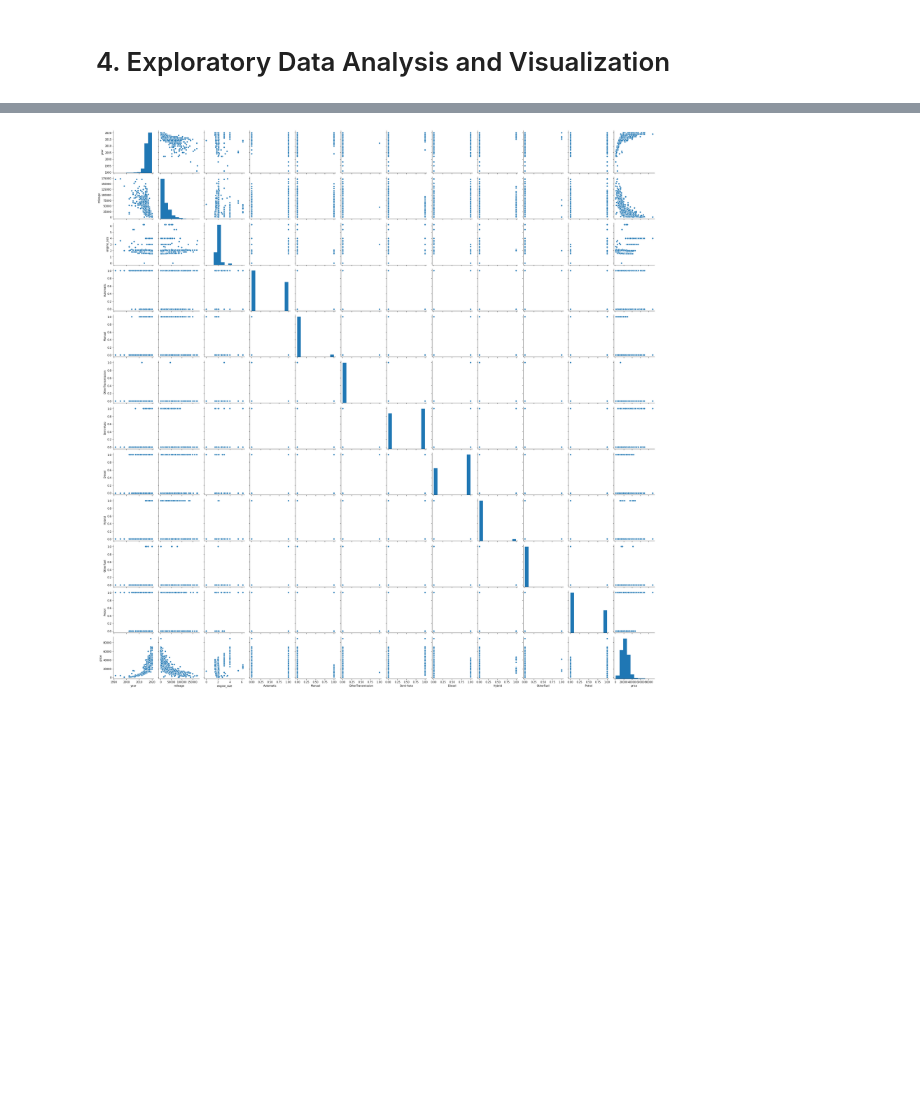
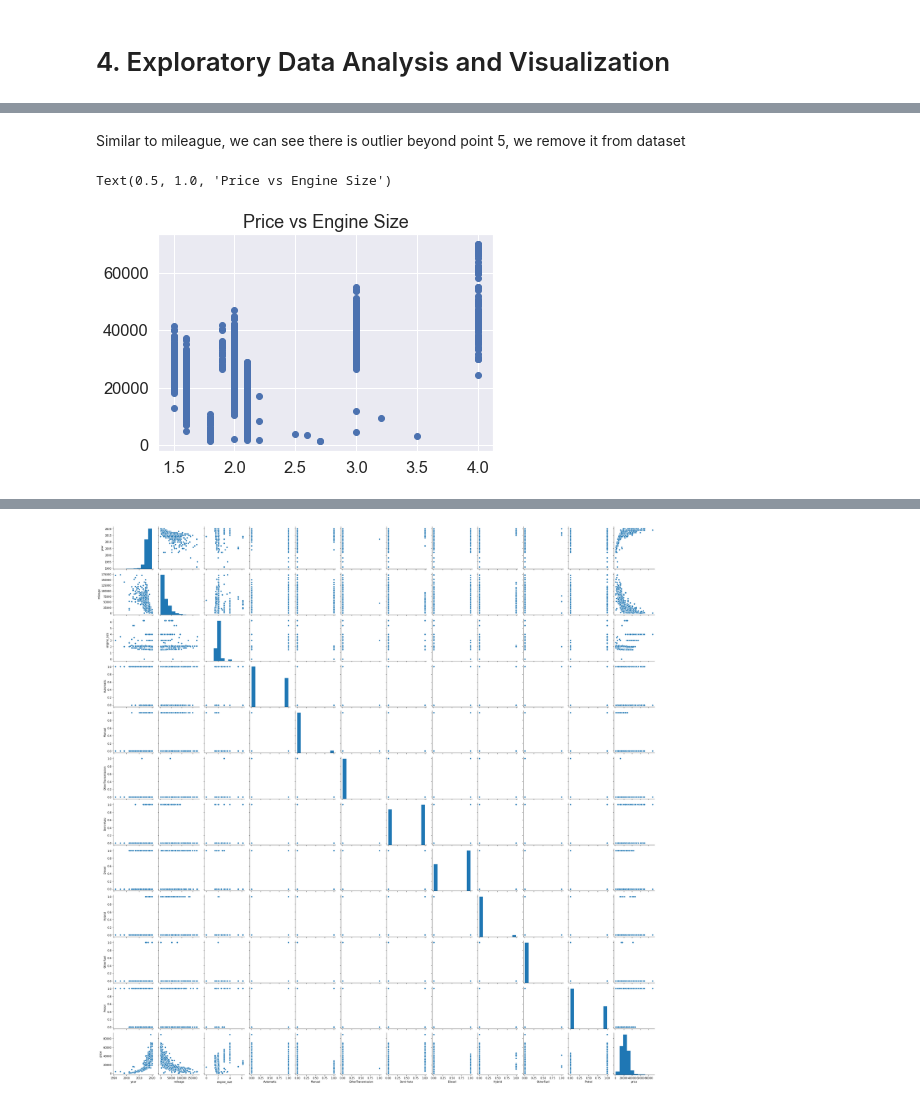
Before and after one commit to EmaTran/CSIS3290_GroupProject, a Jupyter notebook: MiniProject1/CSIS3290_MiniProject1.ipynb, the cells around one changed output, grey strips where cells are left out. Drawn from its saved outputs; the diff is of its cells as text; code cells hidden in the pictures; blank space fills up the shorter version.

```diff
--- a/MiniProject1/CSIS3290_MiniProject1.ipynb
+++ b/MiniProject1/CSIS3290_MiniProject1.ipynb
@@ -742,0 +763,2 @@ Text(0.5, 1.0, 'Price vs Engine Size')
+# %% [markdown]
+Similar to mileague, we can see there is outlier beyond point 5, we remove it from dataset
@@ -742,0 +767,7 @@ Text(0.5, 1.0, 'Price vs Engine Size')
+# %%
+#relationship after dropping
+plt.scatter(clean_df5.engine_size, clean_df5.price)
+plt.title('Price vs Engine Size')
+# %% [output]
+Text(0.5, 1.0, 'Price vs Engine Size')
+[figure, added]
```
Also changed, not shown: parts of 14 cells of this notebook.
